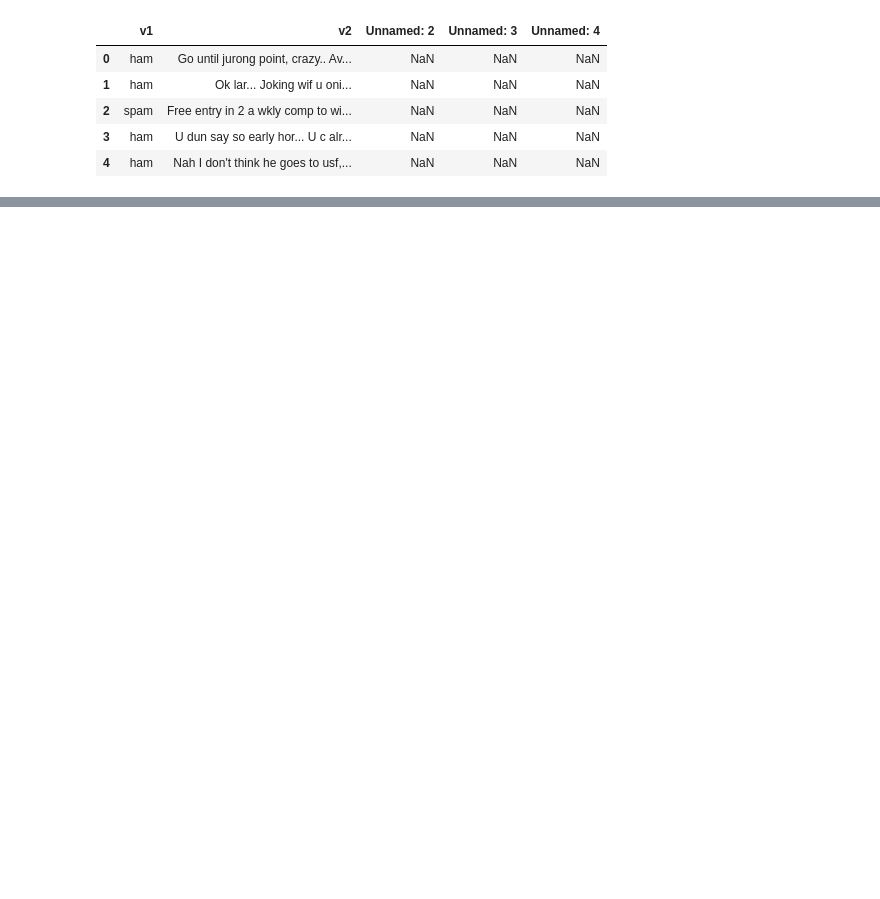
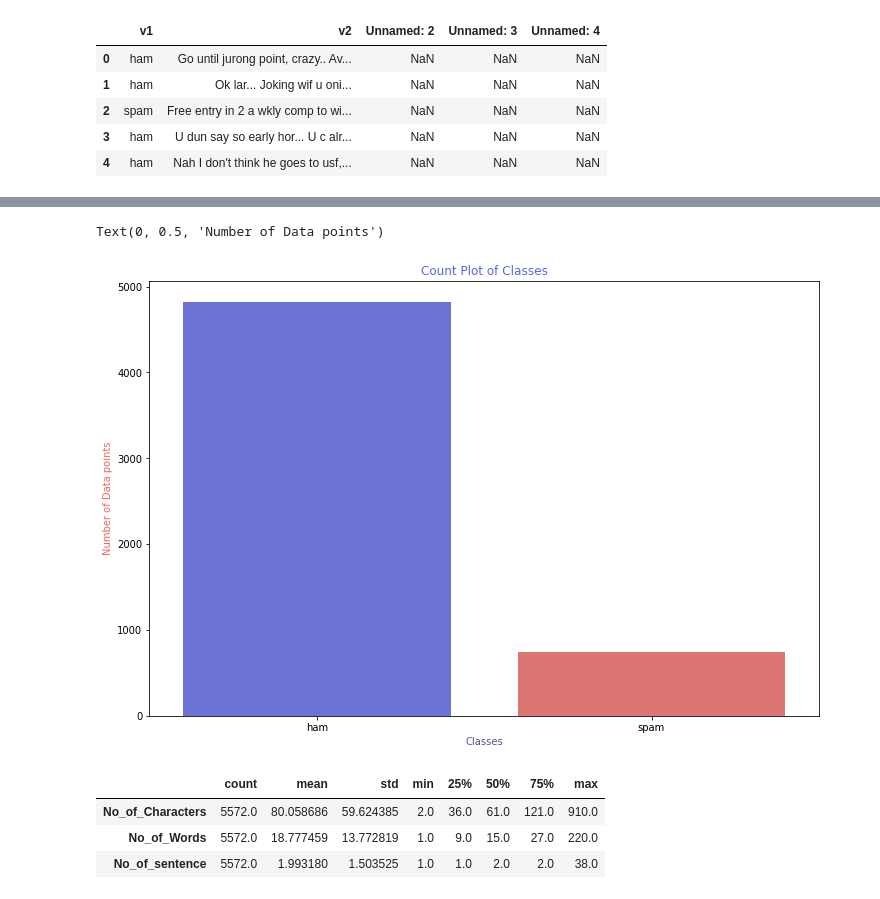
Before and after one commit to HAKMANI/bigdata-project1, a Jupyter notebook: spam_or_ham.ipynb, the cells around one changed output, grey strips where cells are left out. Drawn from its saved outputs; the diff is of its cells as text; code cells hidden in the pictures; blank space fills up the shorter version.

```diff
--- a/spam_or_ham.ipynb
+++ b/spam_or_ham.ipynb
@@ -62,0 +75,27 @@ NameError: name 'data' is not defined
+# %%
+#Palette
+cols= ["#5A66E5", "#ED6561"]
+#first of all let us evaluate the target and find out if our data is imbalanced or not
+plt.figure(figsize=(12,8))
+fg = sns.countplot(x= data["Target"], palette= cols)
+fg.set_title("Count Plot of Classes", color="#5A66e5")
+fg.set_xlabel("Classes", color="#58508d")
+fg.set_ylabel("Number of Data points", color="#ED6561")
+# %% [output]
+Text(0, 0.5, 'Number of Data points')
+[figure, added]
+# %%
+#Adding a column of numbers of charachters,words and sentences in each msg
+data["No_of_Characters"] = data["Text"].apply(len)
+data["No_of_Words"]=data.apply(lambda row: nltk.word_tokenize(row["Text"]), axis=1).apply(len)
+data["No_of_sentence"]=data.apply(lambda row: nltk.sent_tokenize(row["Text"]), axis=1).apply(len)
+
+data.describe().T
+
+#PS. At this step, I tokenised the words and sentences and used the length of the same.
+#More on Tokenizing later in the notebook.
+# %% [output]
+|  | count | mean | std | min | 25% | 50% | 75% | max |
+| No_of_Characters | 5572.0 | 80.058686 | 59.624385 | 2.0 | 36.0 | 61.0 | 121.0 | 910.0 |
+| No_of_Words | 5572.0 | 18.777459 | 13.772819 | 1.0 | 9.0 | 15.0 | 27.0 | 220.0 |
+| No_of_sentence | 5572.0 | 1.993180 | 1.503525 | 1.0 | 1.0 | 2.0 | 2.0 | 38.0 |
```
Also changed, not shown: parts of 28 cells of this notebook.
